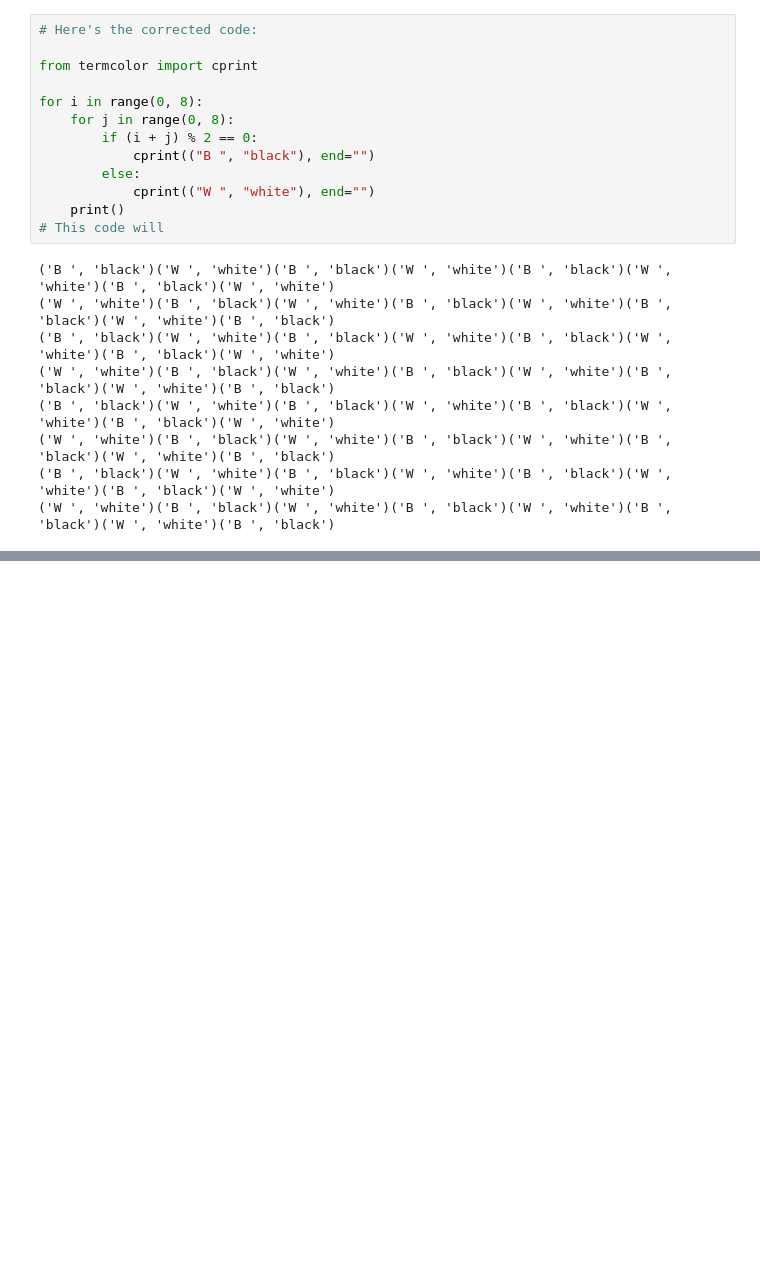
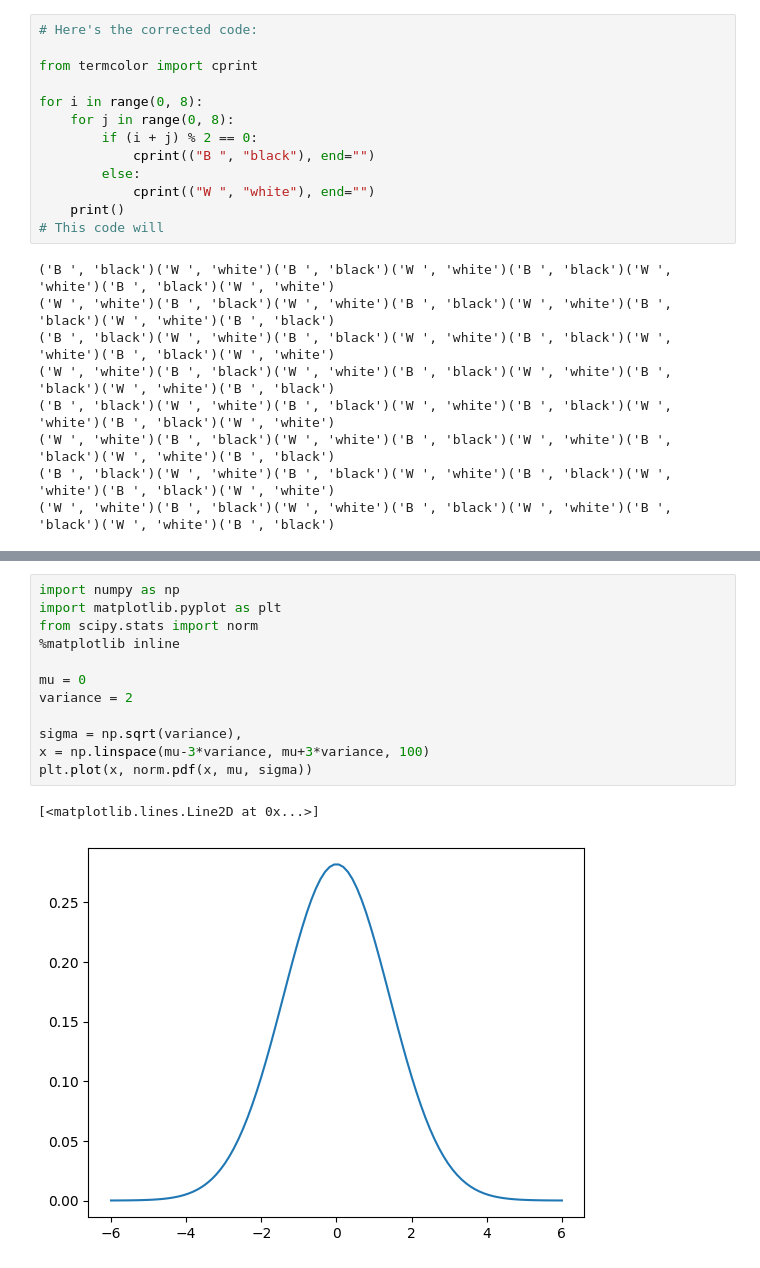
Before and after one commit to kariukikihoro/Python-data-basics, a Jupyter notebook: Untitled.ipynb, the cells around one changed output, grey strips where cells are left out. Cells and saved outputs as stored; diff of their text form; blank space fills up the shorter version.

```diff
--- a/Untitled.ipynb
+++ b/Untitled.ipynb
@@ -72,0 +92,15 @@ for i in range(0, 8):
+# %%
+import numpy as np
+import matplotlib.pyplot as plt
+from scipy.stats import norm
+%matplotlib inline
+
+mu = 0
+variance = 2
+
+sigma = np.sqrt(variance),
+x = np.linspace(mu-3*variance, mu+3*variance, 100)
+plt.plot(x, norm.pdf(x, mu, sigma))
+# %% [output]
+[<matplotlib.lines.Line2D at 0x...>]
+[figure, added]
```
Also changed, not shown: parts of 11 cells of this notebook, 37 other files.
